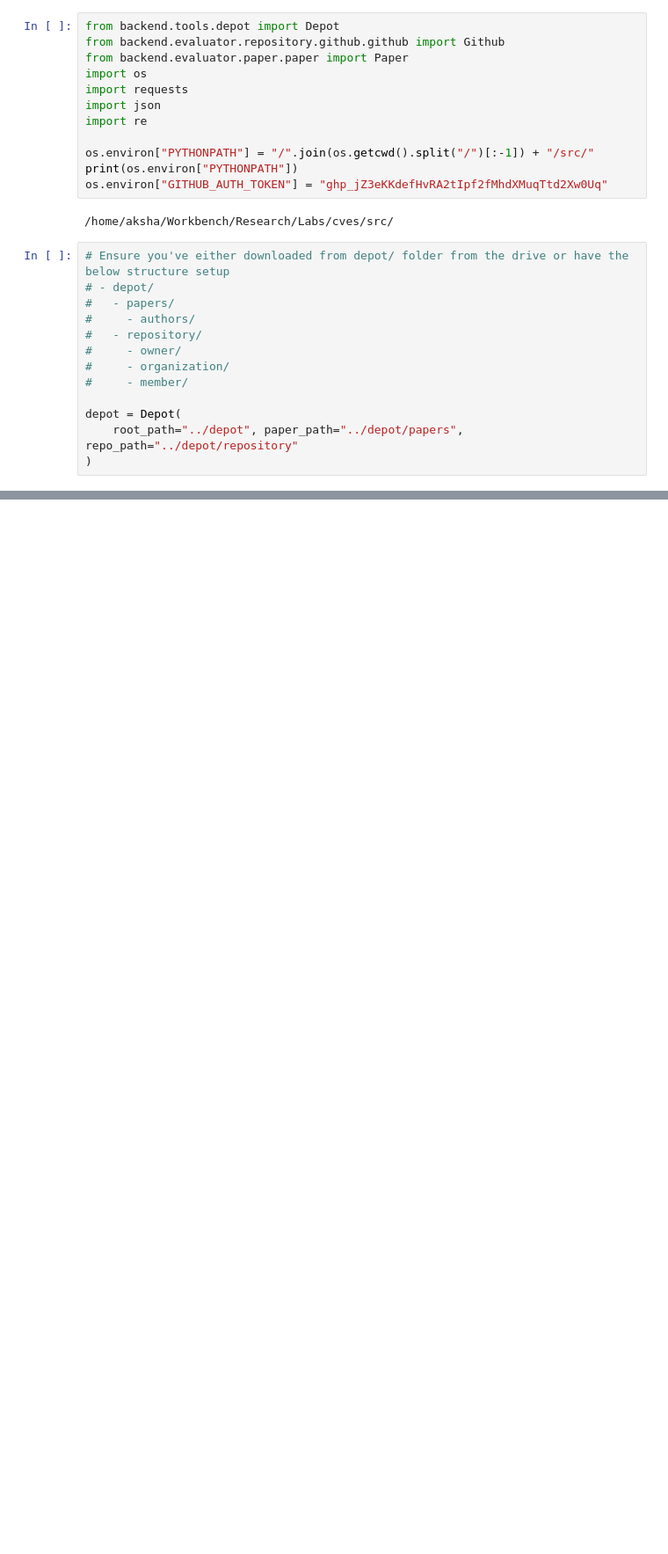
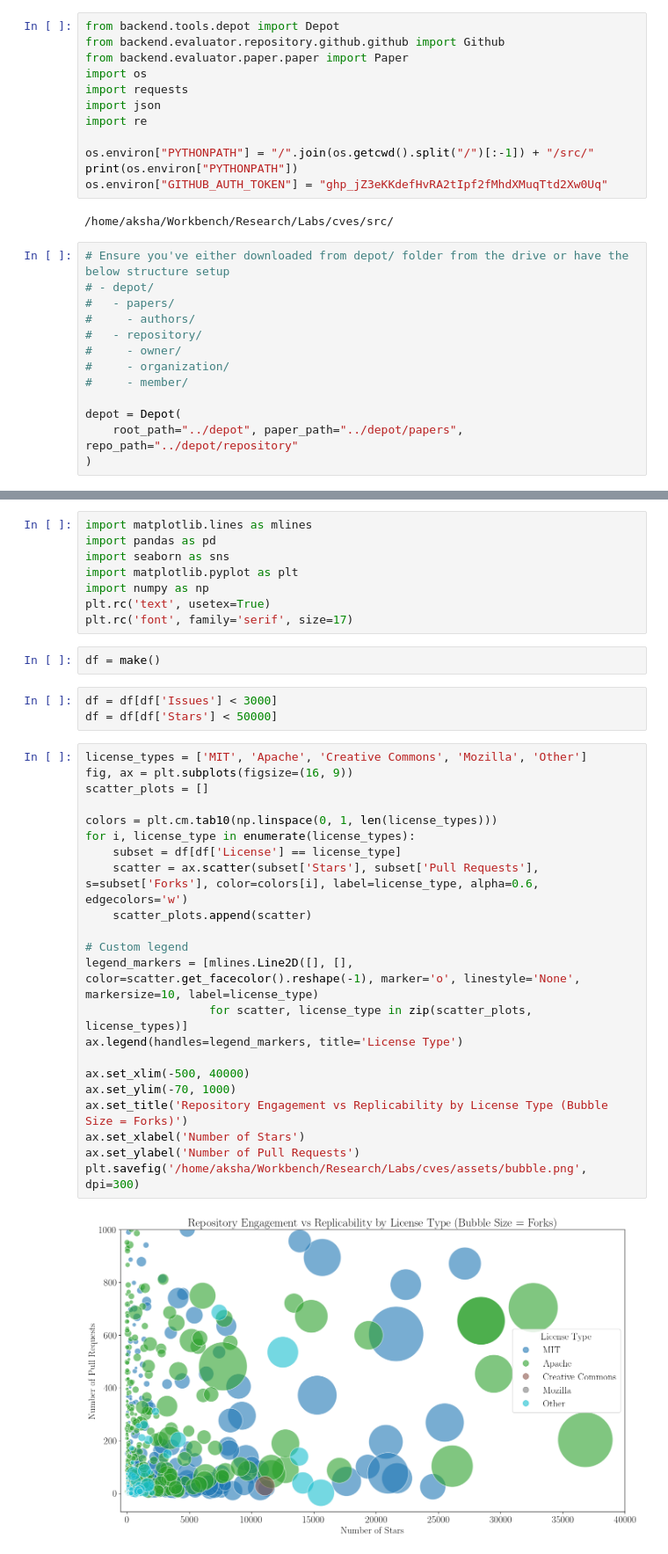
Before and after one commit to AkshathRaghav/RAIS, a Jupyter notebook: src/experiment.ipynb, the cells around one changed output, grey strips where cells are left out. Shown at 88% size. Saved outputs shown, nothing was run; the diff lists cells and outputs as text; blank space fills up the shorter version.

```diff
--- a/src/experiment.ipynb
+++ b/src/experiment.ipynb
@@ -137,0 +291,37 @@ depot.save(paper, git)  # Saves paper and repo to depot
+# %%
+import matplotlib.lines as mlines
+import pandas as pd
+import seaborn as sns
+import matplotlib.pyplot as plt
+import numpy as np
+plt.rc('text', usetex=True)
+plt.rc('font', family='serif', size=17)
+# %%
+df = make()
+# %%
+df = df[df['Issues'] < 3000]
+df = df[df['Stars'] < 50000]
+# %%
+license_types = ['MIT', 'Apache', 'Creative Commons', 'Mozilla', 'Other']
+fig, ax = plt.subplots(figsize=(16, 9))
+scatter_plots = []
+
+colors = plt.cm.tab10(np.linspace(0, 1, len(license_types)))
+for i, license_type in enumerate(license_types):
+    subset = df[df['License'] == license_type]
+    scatter = ax.scatter(subset['Stars'], subset['Pull Requests'], s=subset['Forks'], color=colors[i], label=license_type, alpha=0.6, edgecolors='w')
+    scatter_plots.append(scatter)
+
+# Custom legend
+legend_markers = [mlines.Line2D([], [], color=scatter.get_facecolor().reshape(-1), marker='o', linestyle='None', markersize=10, label=license_type)
+                  for scatter, license_type in zip(scatter_plots, license_types)]
+ax.legend(handles=legend_markers, title='License Type')
+
+ax.set_xlim(-500, 40000)
+ax.set_ylim(-70, 1000)
+ax.set_title('Repository Engagement vs Replicability by License Type (Bubble Size = Forks)')
+ax.set_xlabel('Number of Stars')
+ax.set_ylabel('Number of Pull Requests')
+plt.savefig('/home/aksha/Workbench/Research/Labs/cves/assets/bubble.png', dpi=300)
+# %% [output]
+[figure, added]
```
Also changed, not shown: parts of 21 cells of this notebook, 14 other files.
